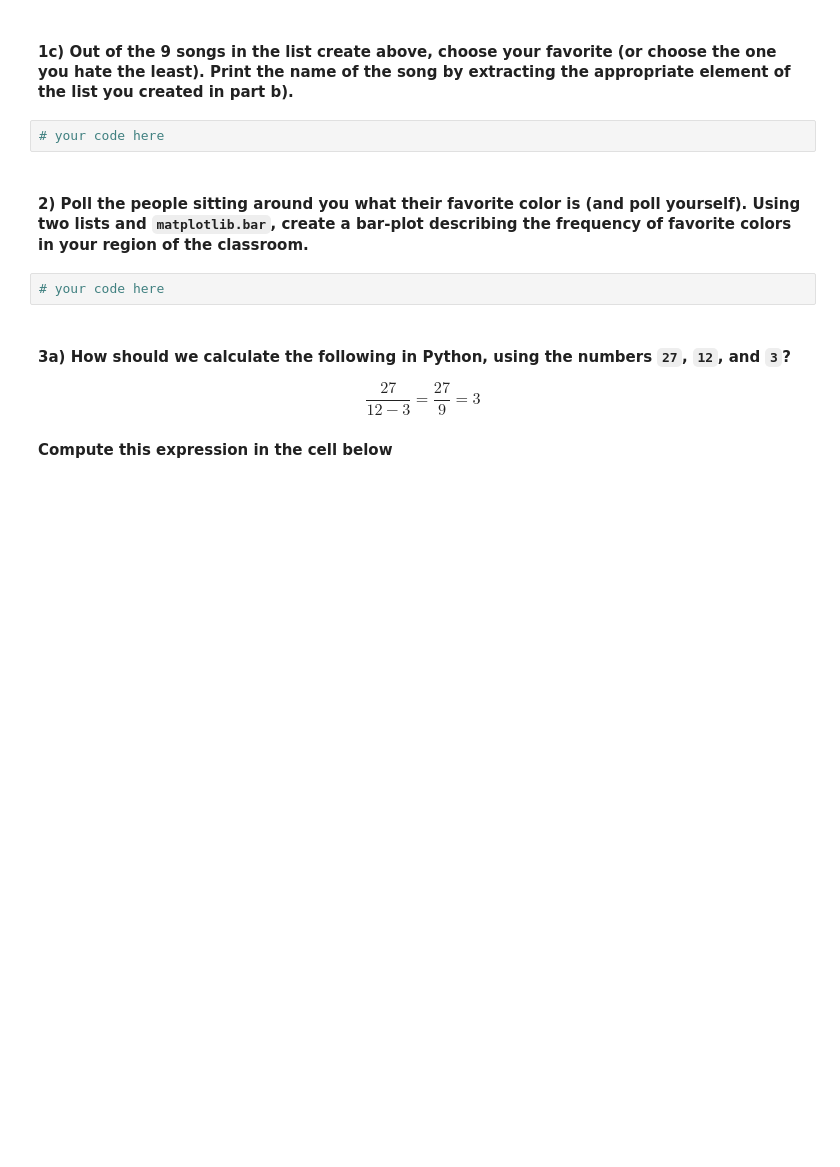
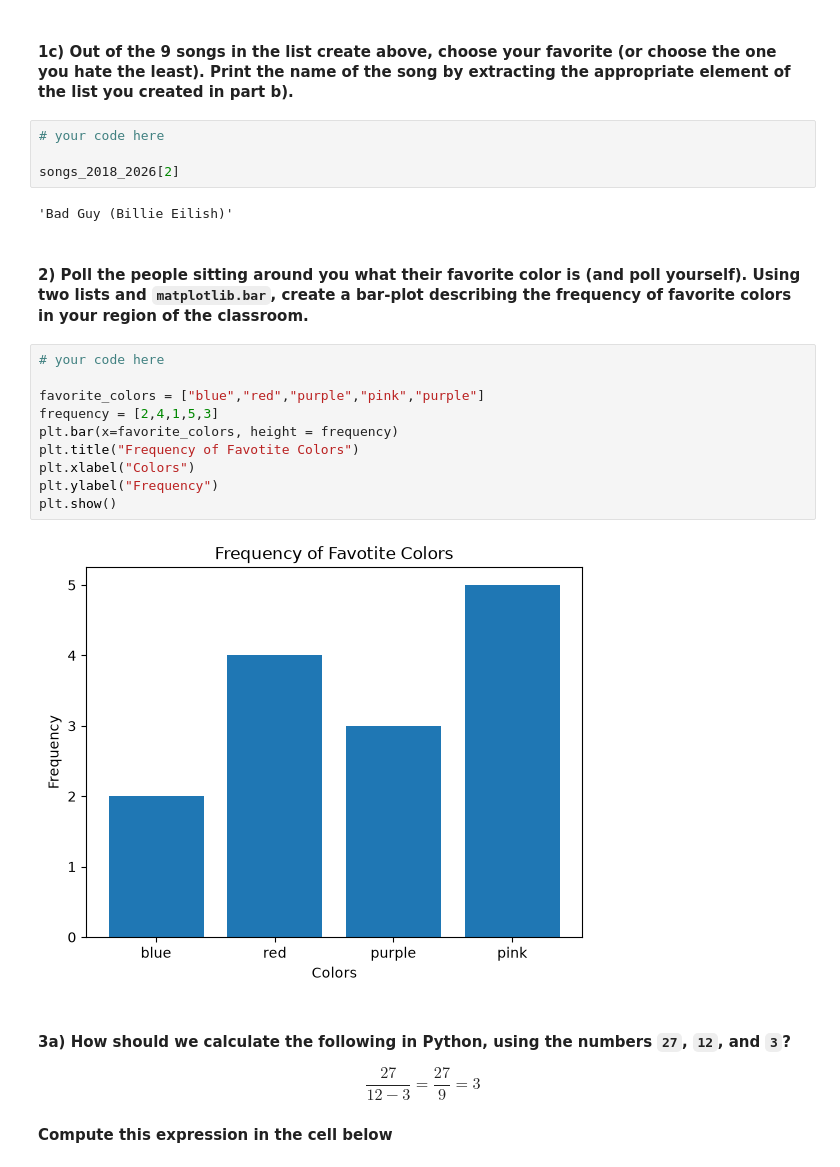
Before and after one commit to katiejoohongkang-cloud/datasci151fall2026, a Jupyter notebook: lecture_04_other_sequence_objects/Lecture04 copy.ipynb, the cells around one changed output. Saved outputs shown, nothing was run; the diff lists cells and outputs as text; blank space fills up the shorter version.

```diff
--- a/lecture_04_other_sequence_objects/Lecture04 copy.ipynb
+++ b/lecture_04_other_sequence_objects/Lecture04 copy.ipynb
@@ -536,10 +561,24 @@ songs_2022_2026 = ["Leave the Door Open (Silk Sonic)", "About Damn Time (Lizzo)"
 #### **1c)** Out of the 9 songs in the list create above, choose your favorite (or choose the one you hate the least). Print the name of the song by extracting the appropriate element of the list you created in part b).
 # %%
 # your code here
+
+songs_2018_2026[2]
+# %% [output]
+'Bad Guy (Billie Eilish)'
 # %% [markdown]
 #### **2)** Poll the people sitting around you what their favorite color is (and poll yourself). Using two lists and `matplotlib.bar`, create a bar-plot describing the frequency of favorite colors in your region of the classroom.
 # %%
 # your code here
+
+favorite_colors = ["blue","red","purple","pink","purple"]
+frequency = [2,4,1,5,3]
+plt.bar(x=favorite_colors, height = frequency)
+plt.title("Frequency of Favotite Colors")
+plt.xlabel("Colors")
+plt.ylabel("Frequency")
+plt.show()
+# %% [output]
+[figure, added]
 # %% [markdown]
 #### **3a)** How should we calculate the following in Python, using the numbers `27`, `12`, and `3`?
 
```
Also changed, not shown: parts of 12 cells of this notebook.
